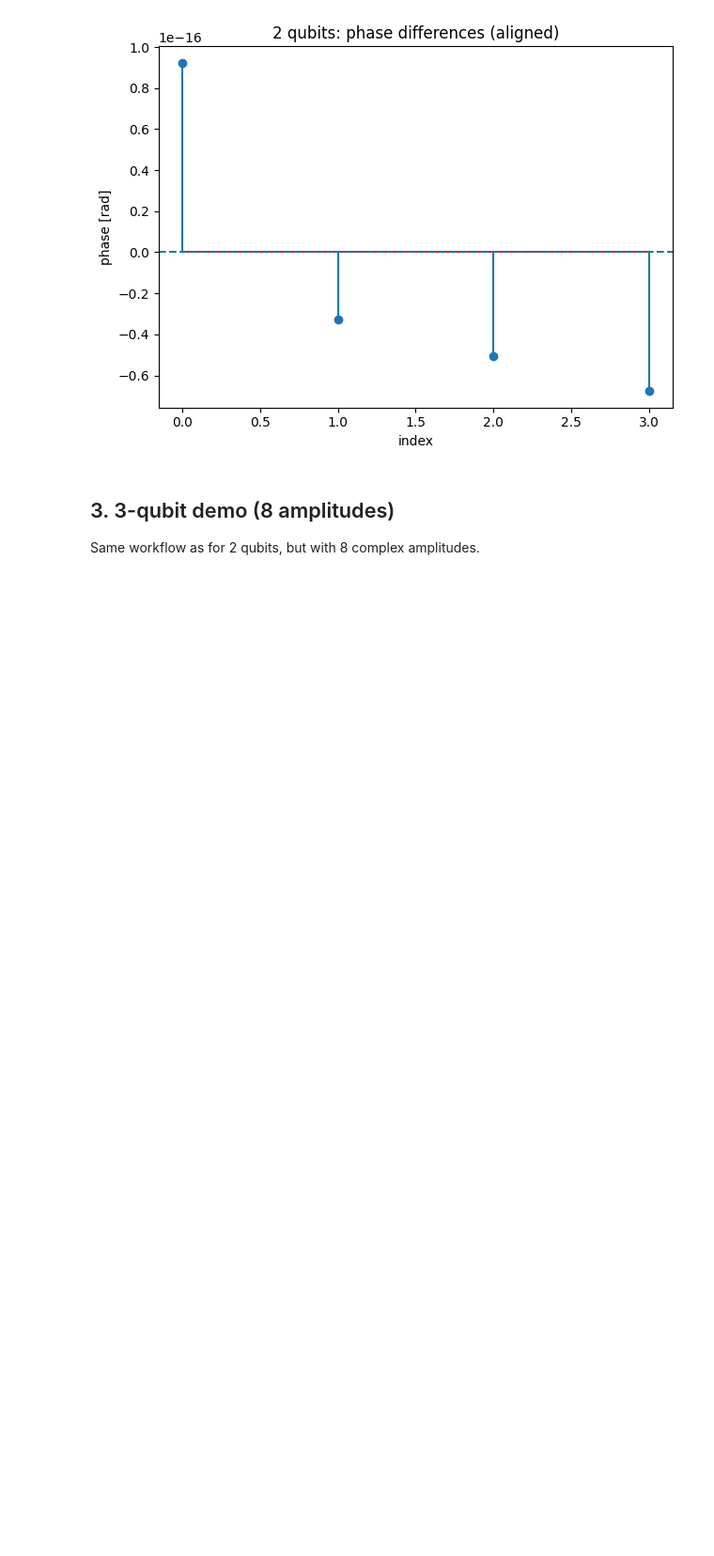
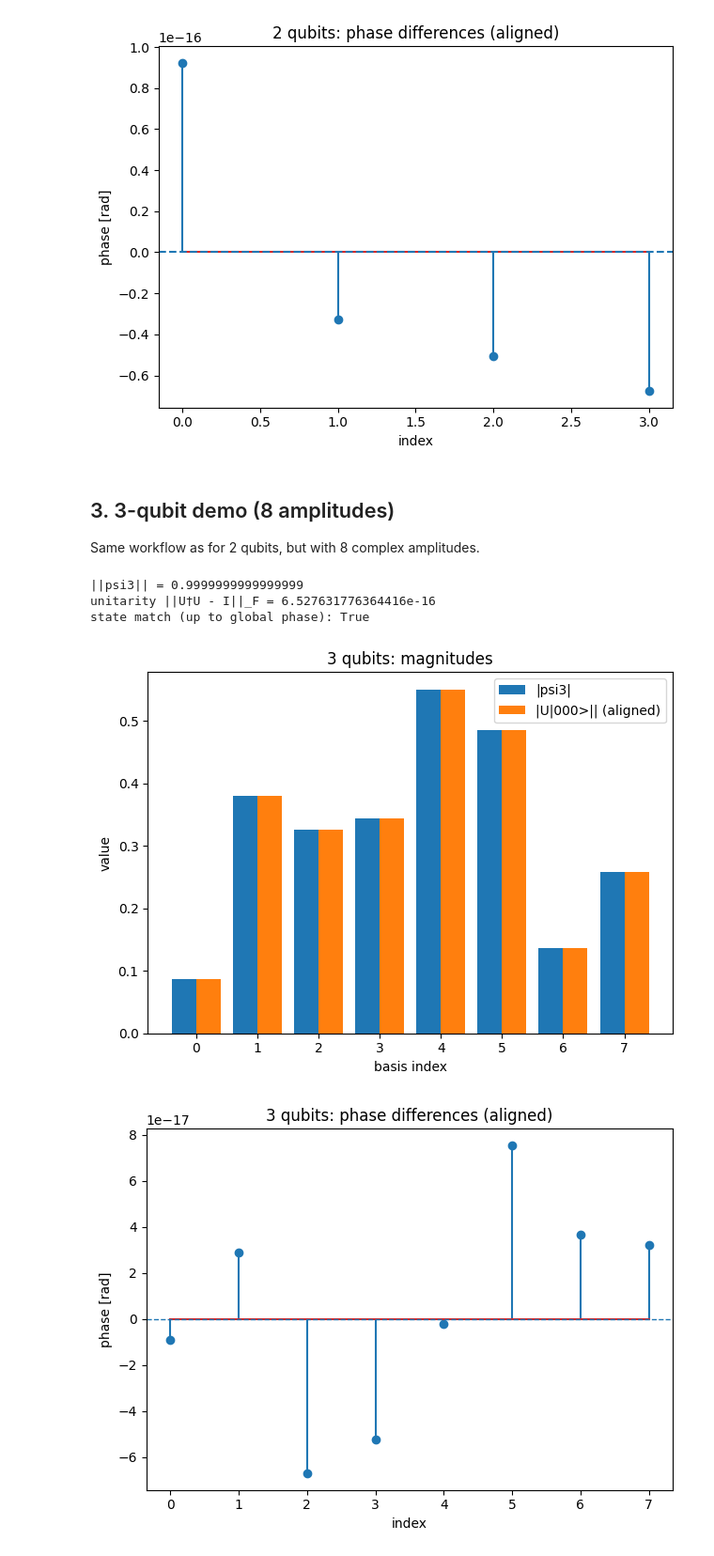
Before and after one commit to kajakuchna/qosf-complex-amplitudes, a Jupyter notebook: examples/state_prep_demo.ipynb, the cells around one changed output. Shown at 94% size. Saved outputs shown, nothing was run; the diff lists cells and outputs as text; code cells hidden in the pictures; blank space fills up the shorter version.

Commit message:
docs: add 3-qubit demo (magnitudes + wrapped phase diffs)

```diff
--- a/examples/state_prep_demo.ipynb
+++ b/examples/state_prep_demo.ipynb
@@ -86,3 +86,37 @@ max |diff| (magnitudes): 0.0
 ## 3. 3-qubit demo (8 amplitudes)
 
 Same workflow as for 2 qubits, but with 8 complex amplitudes.
+# %%
+rng = np.random.default_rng(42)
+a3 = rng.normal(size=8) + 1j * rng.normal(size=8)
+psi3, U3 = prepare_state_unitary(a3)
+out3 = apply_unitary_to_zero(U3)
+out3_aligned, phase3 = global_phase_align(psi3, out3)
+
+print("||psi3|| =", la.norm(psi3))
+print("unitarity ||U†U - I||_F =", la.norm(U3.conj().T @ U3 - np.eye(8)))
+print("state match (up to global phase):", np.allclose(psi3, out3_aligned, atol=1e-10))
+
+# Magnitudes
+mag_t = np.abs(psi3)
+mag_o = np.abs(out3_aligned)
+plt.figure()
+plt.bar(np.arange(8)-0.2, mag_t, width=0.4, label='|psi3|')
+plt.bar(np.arange(8)+0.2, mag_o, width=0.4, label='|U|000>|| (aligned)')
+plt.legend(); plt.title('3 qubits: magnitudes'); plt.xlabel('basis index'); plt.ylabel('value')
+plt.tight_layout(); plt.show()
+
+# Phase diffs in [-pi, pi]
+phase_diff3 = np.angle(psi3 * np.conj(out3_aligned))
+plt.figure()
+plt.stem(phase_diff3)
+plt.axhline(0, linestyle='--', linewidth=1)
+plt.title('3 qubits: phase differences (aligned)')
+plt.xlabel('index'); plt.ylabel('phase [rad]')
+plt.tight_layout(); plt.show()
+# %% [output]
+||psi3|| = 0.9999999999999999
+unitarity ||U†U - I||_F = 6.527631776364416e-16
+state match (up to global phase): True
+[figure, added]
+[figure, added]
```
